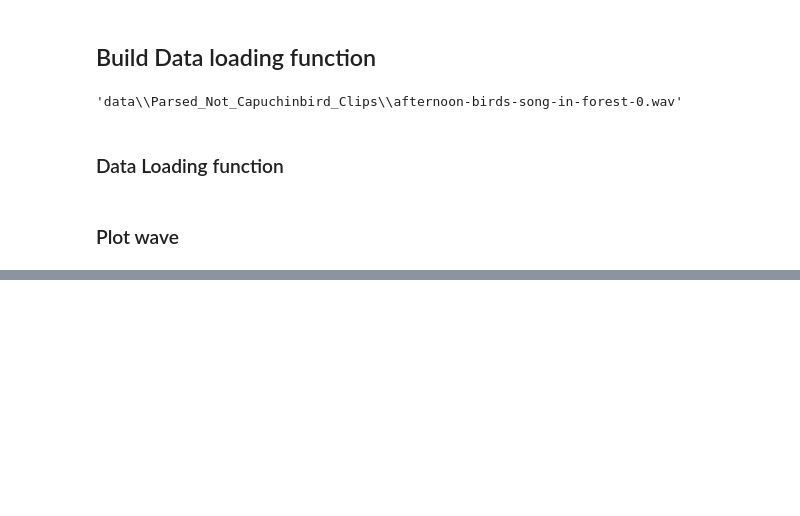
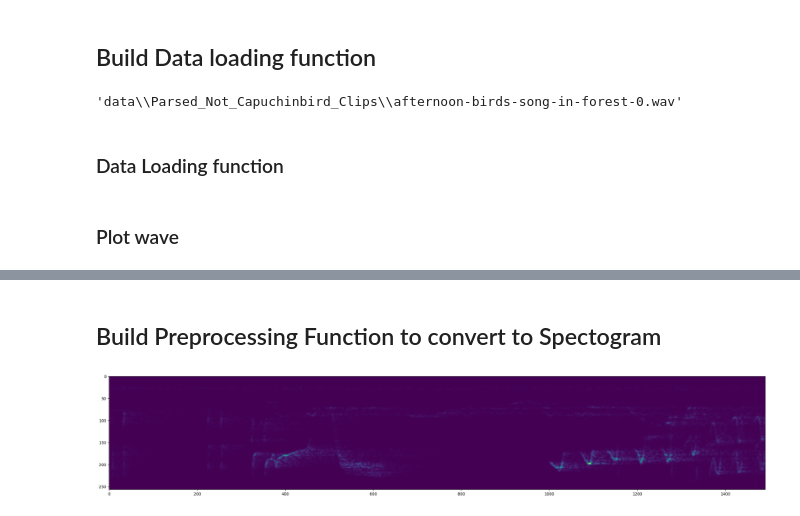
Before and after one commit to Naman0022/Deep_Audio_Classifier, a Jupyter notebook: AudioClassification.ipynb, the cells around one changed output, grey strips where cells are left out. Saved outputs shown, nothing was run; the diff lists cells and outputs as text; code cells hidden in the pictures; blank space fills up the shorter version.

```diff
--- a/AudioClassification.ipynb
+++ b/AudioClassification.ipynb
@@ -161,0 +171,4 @@ NotImplementedError: in user code:
+# %%
+positives = tf.data.Dataset.zip((pos, tf.data.Dataset.from_tensor_slices(tf.ones(len(pos)))))
+negatives = tf.data.Dataset.zip((neg, tf.data.Dataset.from_tensor_slices(tf.zeros(len(neg)))))
+data = positives.concatenate(negatives)
@@ -161,0 +185,22 @@ NotImplementedError: in user code:
+# %% [markdown]
+## Build Preprocessing Function to convert to Spectogram
+# %%
+def preprocess(file_path, label):
+    wav = load_wav_16k_mono(file_path)
+    wav = wav[:48000]
+    zero_padding = tf.zeros([48000] - tf.shape(wav), dtype=tf.float32)
+    wav = tf.concat([zero_padding, wav],0)
+    spectrogram = tf.signal.stft(wav, frame_length=320, frame_step=32)
+    spectrogram = tf.abs(spectrogram)
+    spectrogram = tf.expand_dims(spectrogram, axis=2)
+    return spectrogram, label
+# %%
+filepath, label = negatives.shuffle(buffer_size=10000).as_numpy_iterator().next()
+# %%
+spectrogram, label = preprocess(filepath, label)
+# %%
+plt.figure(figsize=(30,20))
+plt.imshow(tf.transpose(spectrogram)[0])
+plt.show()
+# %% [output]
+[figure, added]
```
Also changed, not shown: parts of 7 cells of this notebook.
